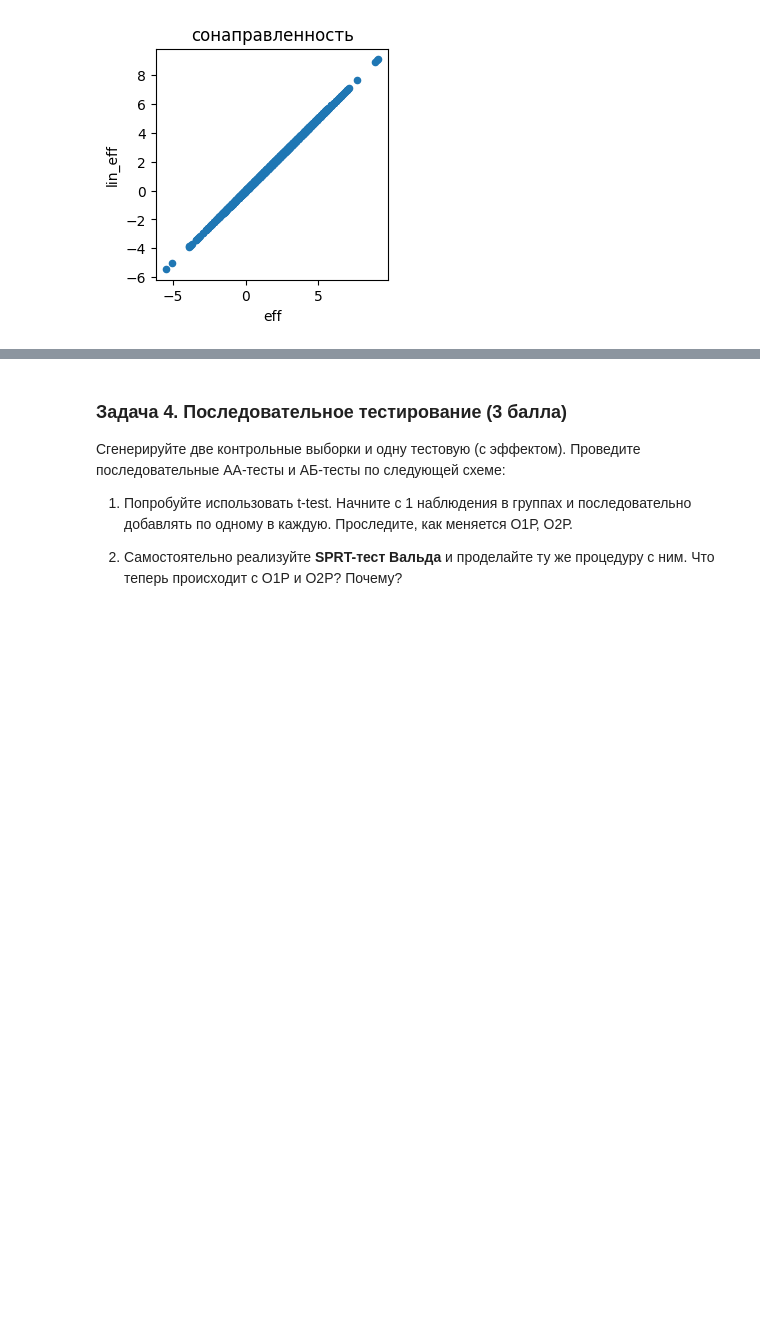
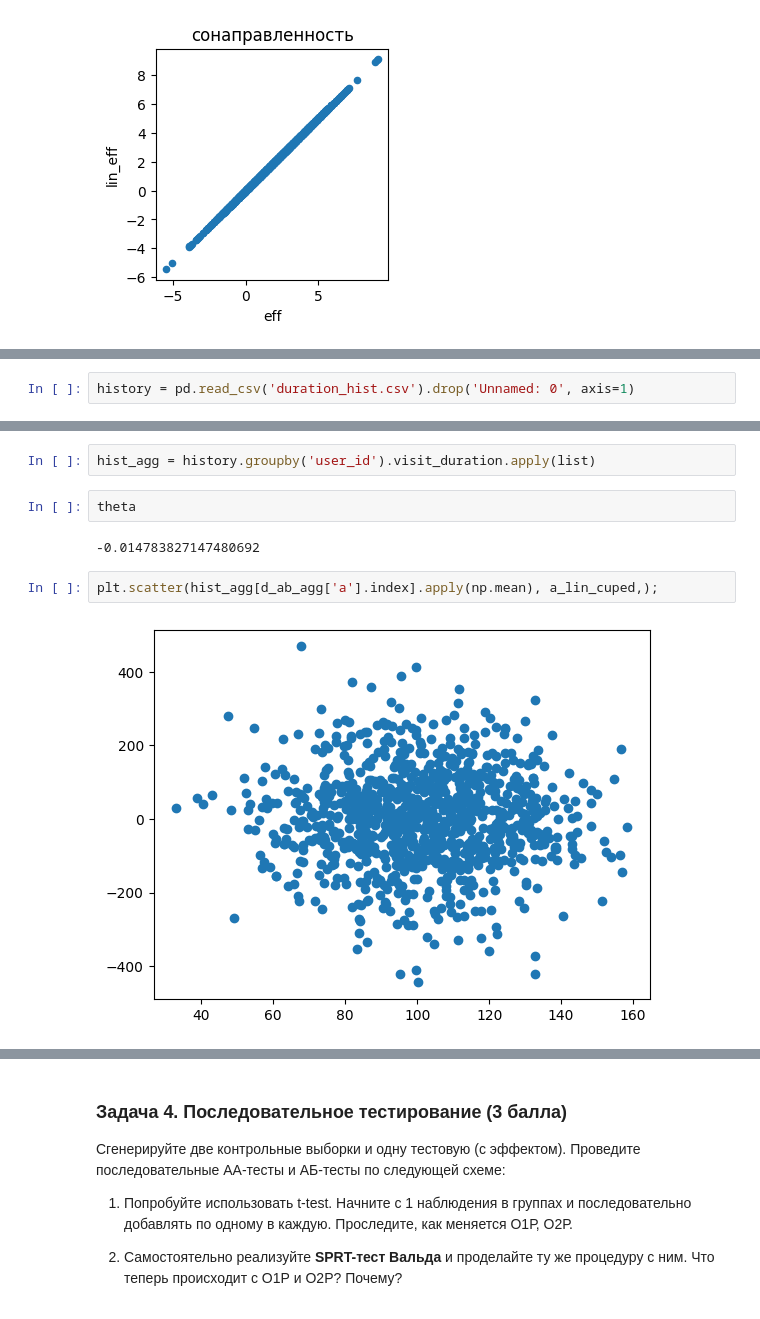
Before and after one commit to astatarinov/online-exp-course, a Jupyter notebook: 2024-spring/hw/hw-3/hw3.ipynb, the cells around one changed output, grey strips where cells are left out. Saved outputs shown, nothing was run; the diff lists cells and outputs as text; blank space fills up the shorter version.

```diff
--- a/2024-spring/hw/hw-3/hw3.ipynb
+++ b/2024-spring/hw/hw-3/hw3.ipynb
@@ -619,0 +632,2 @@ Text(0.5, 1.0, 'сонаправленность')
+# %%
+history = pd.read_csv('duration_hist.csv').drop('Unnamed: 0', axis=1)
@@ -619,0 +729,10 @@ Text(0.5, 1.0, 'сонаправленность')
+# %%
+hist_agg = history.groupby('user_id').visit_duration.apply(list)
+# %%
+theta
+# %% [output]
+-0.014783827147480692
+# %%
+plt.scatter(hist_agg[d_ab_agg['a'].index].apply(np.mean), a_lin_cuped,);
+# %% [output]
+[figure, added]
```
Also changed, not shown: parts of 44 cells of this notebook.
